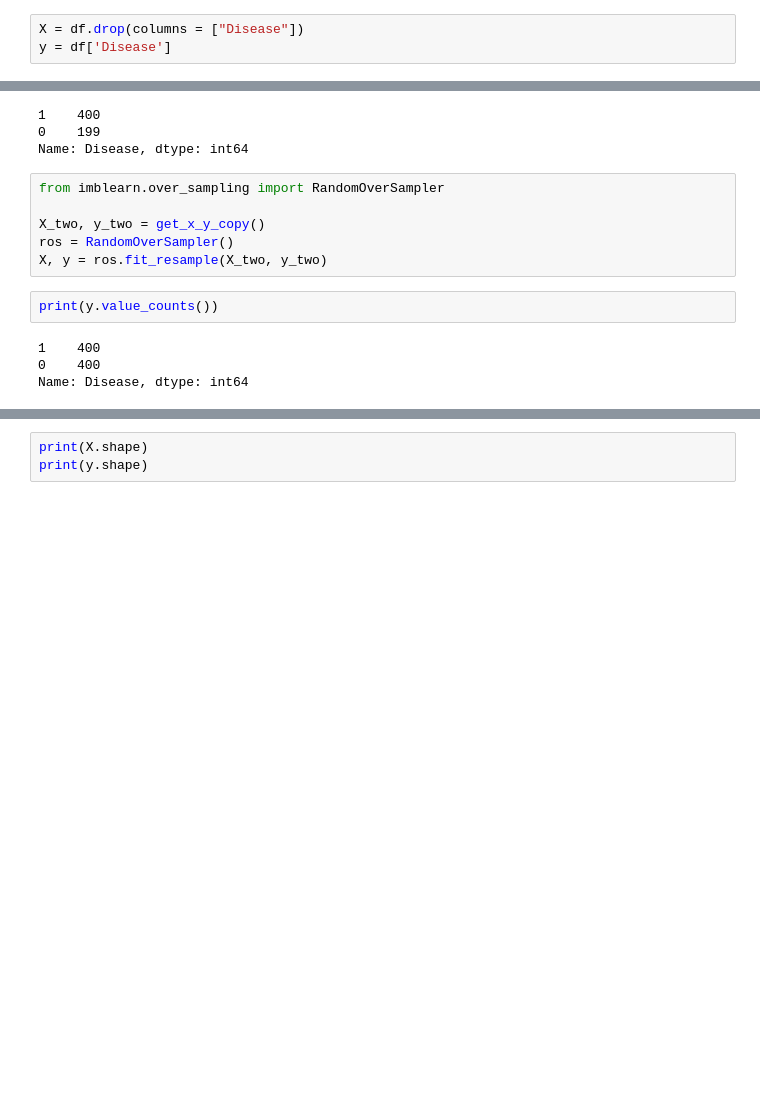
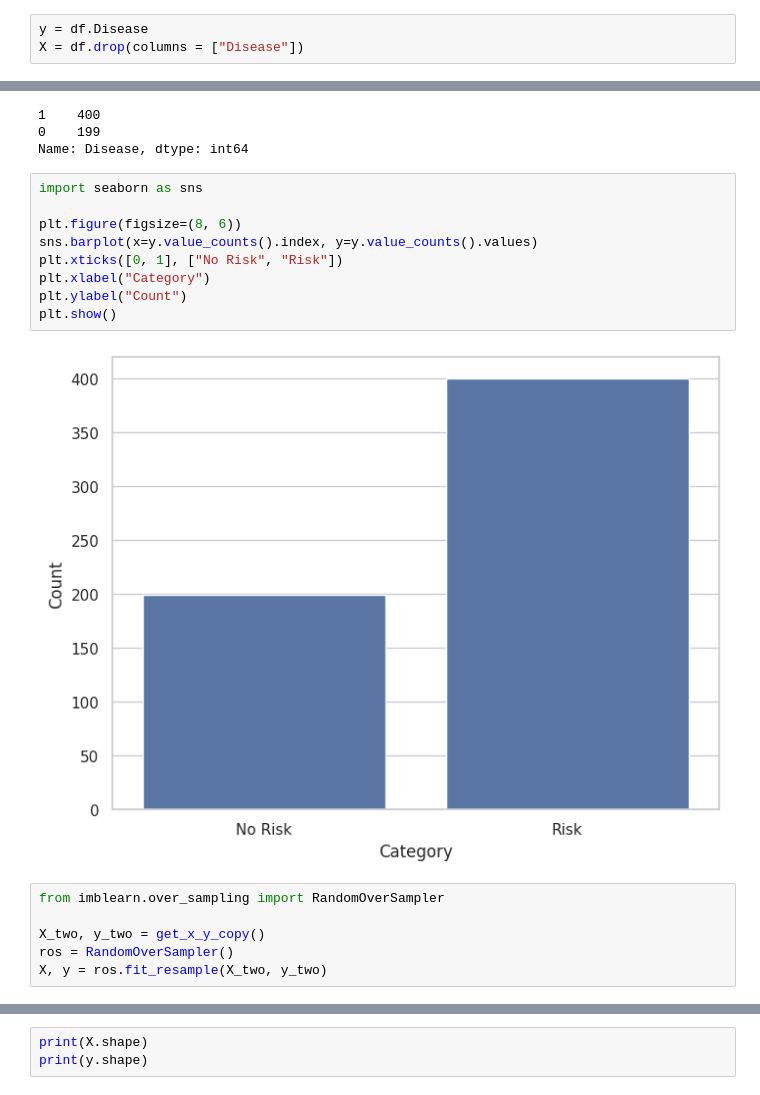
Before and after one commit to EugeniaPais/Exploring-Machine-Learning, a Jupyter notebook: Ischemic Stroke Risks Factors.ipynb, the cells around one changed output, grey strips where cells are left out. Drawn from its saved outputs; the diff is of its cells as text; blank space fills up the shorter version.

Commit message:
Adding some plots of the distribution of the target value

```diff
--- a/Ischemic Stroke Risks Factors.ipynb
+++ b/Ischemic Stroke Risks Factors.ipynb
@@ -273,8 +275,8 @@ df.shape
 # %% [markdown]
 # Splitting features and target
 # %%
+y = df.Disease
 X = df.drop(columns = ["Disease"])
-y = df['Disease']
 # %%
 def get_x_y_copy():
   ''' Make a deep copy '''
@@ -291,15 +293,20 @@ print(y.value_counts())
 1    400
 0    199
 Name: Disease, dtype: int64
+# %%
+import seaborn as sns
+
+plt.figure(figsize=(8, 6))
+sns.barplot(x=y.value_counts().index, y=y.value_counts().values)
+plt.xticks([0, 1], ["No Risk", "Risk"])
+plt.xlabel("Category")
+plt.ylabel("Count")
+plt.show()
+# %% [output]
+[figure, added]
 # %%
 from imblearn.over_sampling import RandomOverSampler
 
 X_two, y_two = get_x_y_copy()
 ros = RandomOverSampler()
 X, y = ros.fit_resample(X_two, y_two)
-# %%
-print(y.value_counts())
-# %% [output]
-1    400
-0    400
-Name: Disease, dtype: int64
```
Also changed, not shown: parts of 4 cells of this notebook.
